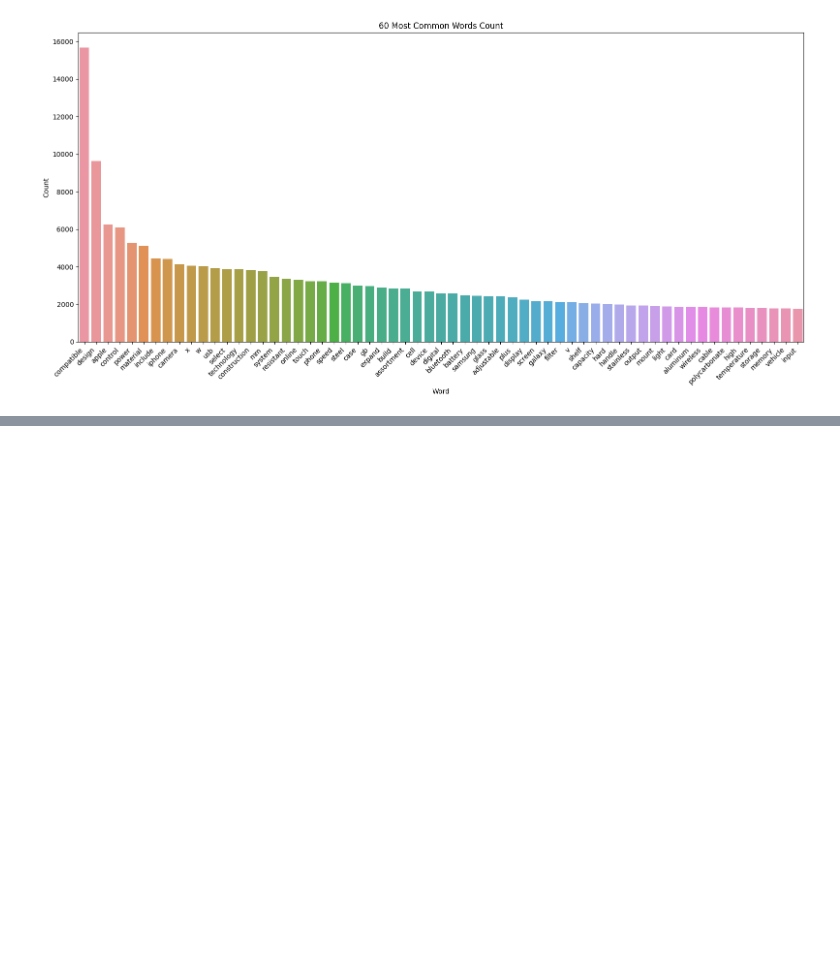
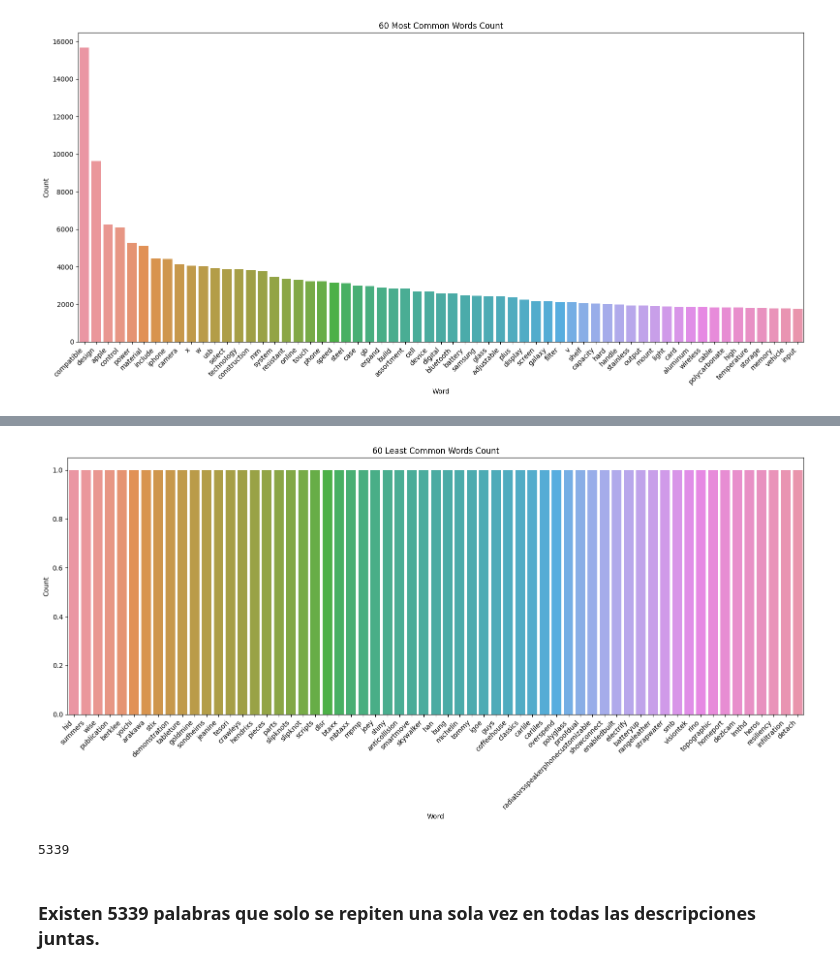
Before and after one commit to christian180492/e_commerce_categorization, a Jupyter notebook: EDA.ipynb, the cells around one changed output, grey strips where cells are left out. Cells and saved outputs as stored; diff of their text form; code cells hidden in the pictures; blank space fills up the shorter version.

```diff
--- a/EDA.ipynb
+++ b/EDA.ipynb
@@ -313,3 +319,8 @@ plt.tight_layout()
 plt.show()
 # %% [output]
 [figure]
+# %%
+least_common_df = most_common_df.sort_values('Count', ascending=True)
+least_common_df.reset_index(inplace=True)
+least_common_df.drop('index', axis=1, inplace=True)
+least_common_df.head()
@@ -315,0 +334,4 @@ plt.show()
+# %%
+common_num = 60
+least_common_plot = least_common_df[0:common_num+1].copy()
+least_common_plot.head()
@@ -315,0 +345,16 @@ plt.show()
+# %%
+plt.figure(figsize=(16,8))
+Title = f'{common_num} Least Common Words Count'
+sns.barplot(data=least_common_plot, x='Word', y='Count')
+plt.title(Title)
+plt.xticks(rotation=45, ha='right')
+plt.tight_layout()
+plt.show()
+# %% [output]
+[figure, added]
+# %%
+len(least_common_df[least_common_df['Count']==1])
+# %% [output]
+5339
+# %% [markdown]
+### Existen 5339 palabras que solo se repiten una sola vez en todas las descripciones juntas.
```
Also changed, not shown: parts of 32 cells of this notebook.
